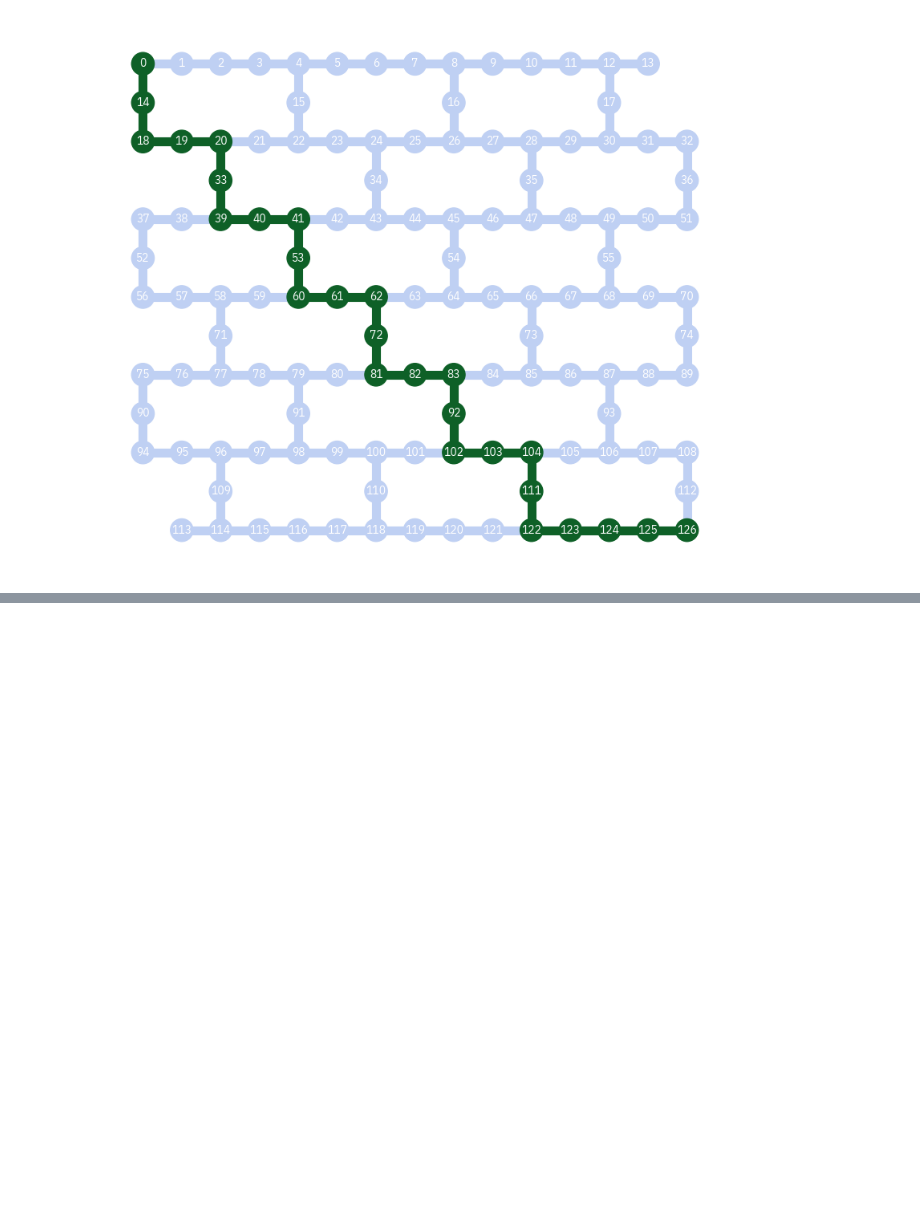
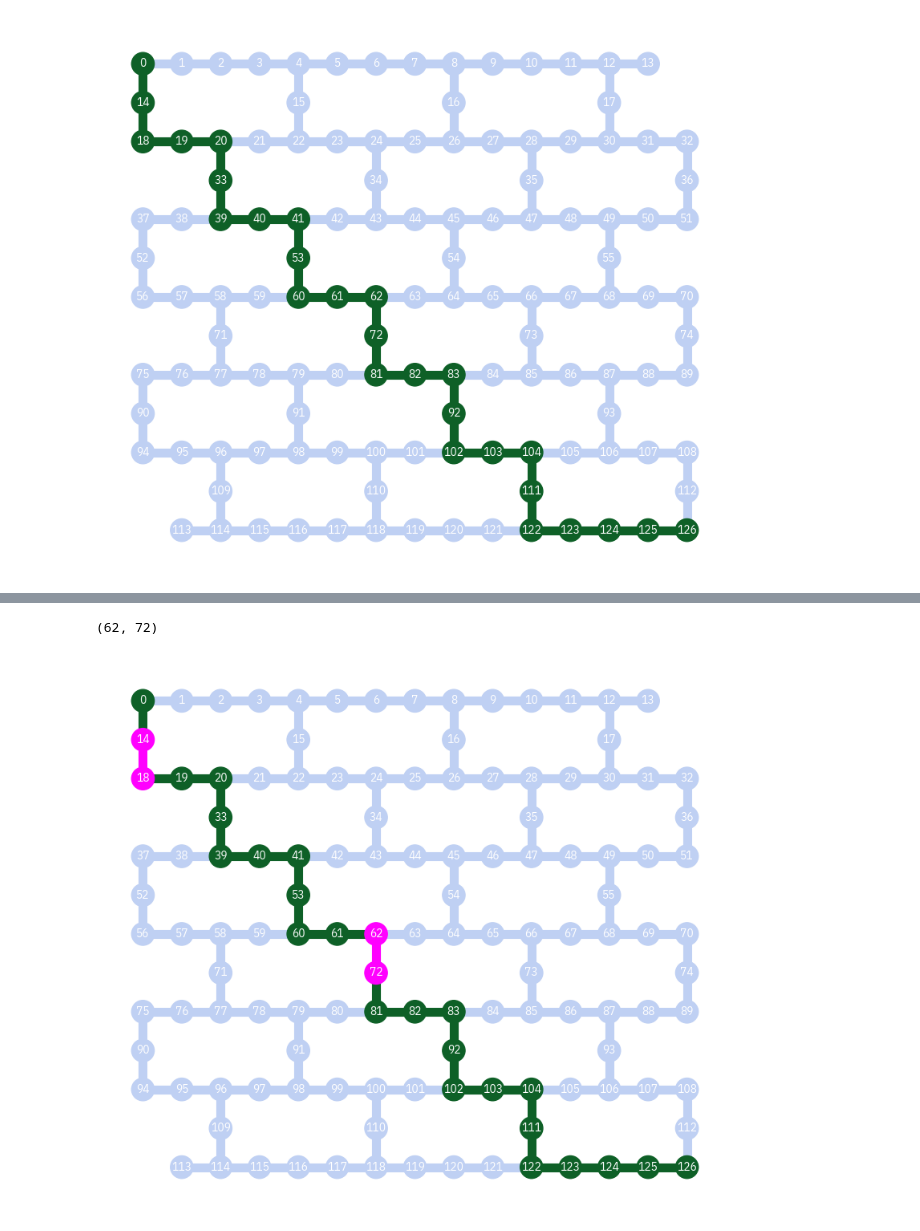
Before and after one commit to jbwaring/pink2-concordia-dac, a Jupyter notebook: graphs.ipynb, the cells around one changed output, grey strips where cells are left out. Saved outputs shown, nothing was run; the diff lists cells and outputs as text; code cells hidden in the pictures; blank space fills up the shorter version.

```diff
--- a/graphs.ipynb
+++ b/graphs.ipynb
@@ -125,0 +117,46 @@ plot_coupling_map(coupling_map=[x for x in backend.coupling_map],  qubit_coordin
+# %%
+nodes[12], nodes[13]
+# %% [output]
+(62, 72)
+# %%
+import matplotlib as mpl
+mpl.rcParams['font.family'] = 'IBM Plex Sans'
+# mpl.rcParams["font.weight"] = "bold"
+colors = []
+edges = []
+green = np.array([14, 96, 39, 255]) / 255
+blue = np.array([191, 208, 243, 255]) / 255
+magenta = np.array([255, 0, 255, 255]) / 255
+magenta_2 = np.array([255, 0, 255, 255]) / 255
+
+
+bell_qubits = [14, 18, 62, 72]
+bell_connections = [set(x)
+                    for x in [(14, 18), (18, 14), (62, 72), (72, 62)]]
+
+bell_qubits_after = [14, 18, 62, 72]
+bell_connections_after = [set(x)
+                          for x in [(14, 18), (18, 14), (62, 72), (72, 62)]]
+for i in range(127):
+
+    if (i in bell_qubits):
+        colors.append(magenta)
+    elif (i in nodes):
+        colors.append(green)
+    else:
+        colors.append(blue)
+
+for edge in backend.coupling_map:
+    if (set(edge) in bell_connections):
+        edges.append(magenta)
+    elif (set(edge) in path):
+        edges.append(green)
+    else:
+        edges.append(blue)
+
+# ax = plt.gca()
+
+plot_coupling_map(coupling_map=[x for x in backend.coupling_map],  qubit_coordinates=q_coords, num_qubits=127, plot_directed=False, label_qubits=True, figsize=(
+    10, 10), qubit_color=colors, line_color=edges, line_width=8, font_size=15, filename='coupling_map_127-visited-qubits.eps')
+# %% [output]
+[figure, added]
```
Also changed, not shown: parts of 7 cells of this notebook, 3 other files.
